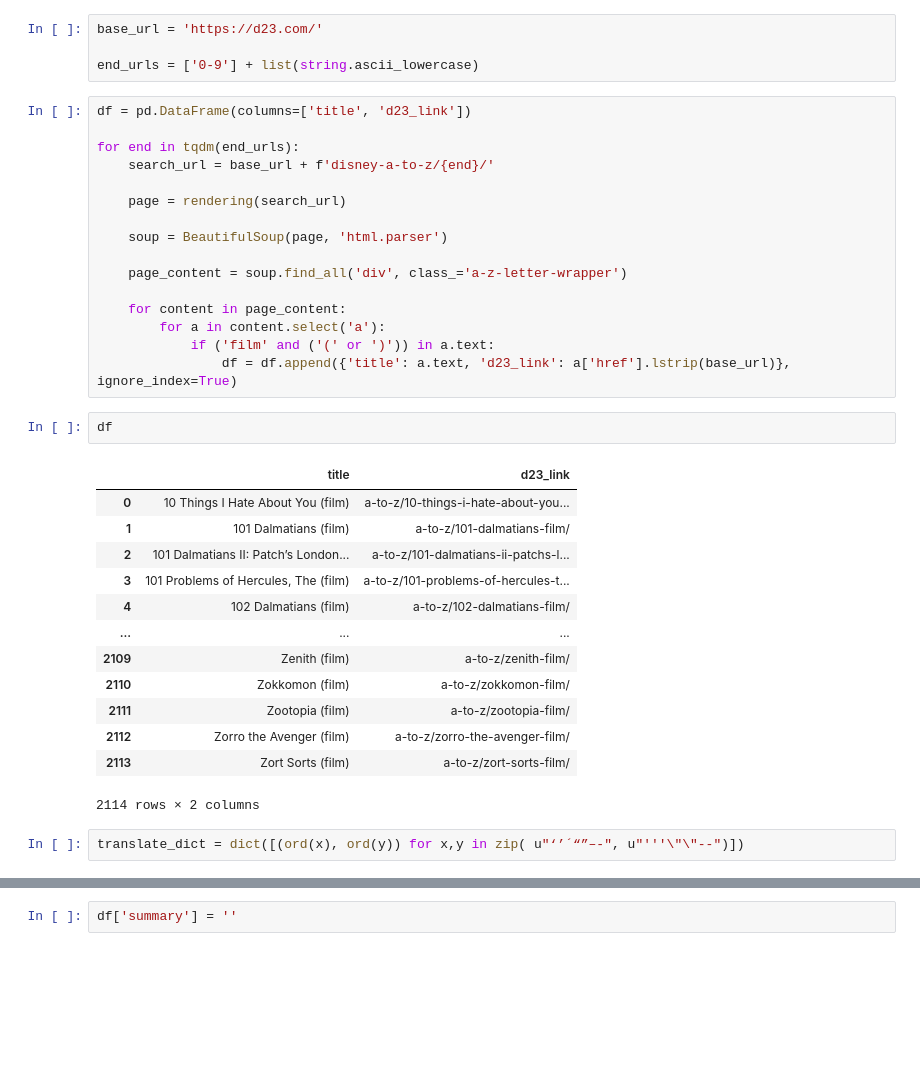
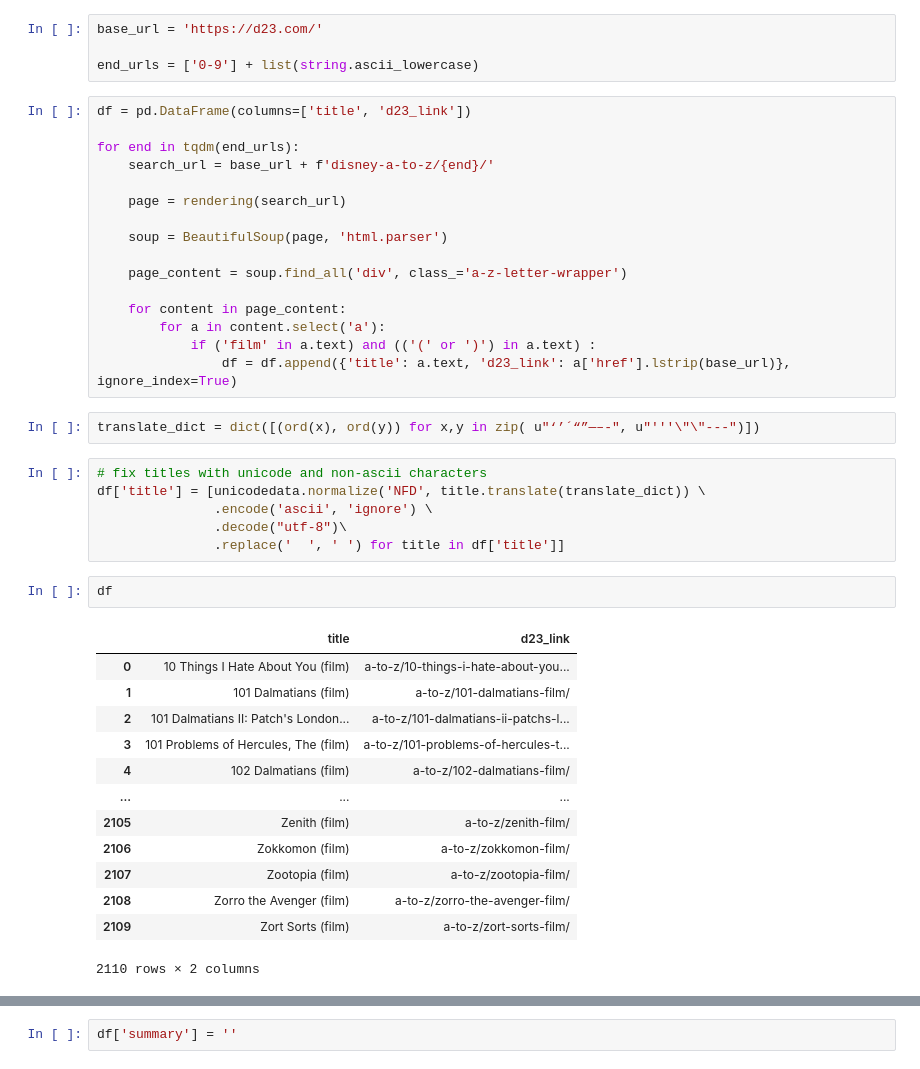
Before and after one commit to hmlewis-astro/disney_movie_nlp, a Jupyter notebook: scrape_d23.ipynb, the cells around one changed output, grey strips where cells are left out. Cells and saved outputs as stored; diff of their text form; blank space fills up the shorter version.

```diff
--- a/scrape_d23.ipynb
+++ b/scrape_d23.ipynb
@@ -35,26 +36,32 @@ for end in tqdm(end_urls):
 
     for content in page_content:
         for a in content.select('a'):
-            if ('film' and ('(' or ')')) in a.text:
+            if ('film' in a.text) and (('(' or ')') in a.text) :
                 df = df.append({'title': a.text, 'd23_link': a['href'].lstrip(base_url)}, ignore_index=True)
-# %%
-df
-# %% [output]
-|  | title | d23_link |
-| 0 | 10 Things I Hate About You (film) | a-to-z/10-things-i-hate-about-you... |
-| 1 | 101 Dalmatians (film) | a-to-z/101-dalmatians-film/ |
-| 2 | 101 Dalmatians II: Patch’s London... | a-to-z/101-dalmatians-ii-patchs-l... |
-| 3 | 101 Problems of Hercules, The (film) | a-to-z/101-problems-of-hercules-t... |
-| 4 | 102 Dalmatians (film) | a-to-z/102-dalmatians-film/ |
-| ... | ... | ... |
-| 2109 | Zenith (film) | a-to-z/zenith-film/ |
-| 2110 | Zokkomon (film) | a-to-z/zokkomon-film/ |
-| 2111 | Zootopia (film) | a-to-z/zootopia-film/ |
-| 2112 | Zorro the Avenger (film) | a-to-z/zorro-the-avenger-film/ |
-| 2113 | Zort Sorts (film) | a-to-z/zort-sorts-film/ |
-2114 rows × 2 columns
+# %%
+translate_dict = dict([(ord(x), ord(y)) for x,y in zip( u"‘’´“”—–-", u"'''\"\"---")])
+# %%
+# fix titles with unicode and non-ascii characters
+df['title'] = [unicodedata.normalize('NFD', title.translate(translate_dict)) \
+               .encode('ascii', 'ignore') \
+               .decode("utf-8")\
+               .replace('  ', ' ') for title in df['title']]
 # %%
-translate_dict = dict([(ord(x), ord(y)) for x,y in zip( u"‘’´“”–-", u"'''\"\"--")])
+df
+# %% [output]
+|  | title | d23_link |
+| 0 | 10 Things I Hate About You (film) | a-to-z/10-things-i-hate-about-you... |
+| 1 | 101 Dalmatians (film) | a-to-z/101-dalmatians-film/ |
+| 2 | 101 Dalmatians II: Patch's London... | a-to-z/101-dalmatians-ii-patchs-l... |
+| 3 | 101 Problems of Hercules, The (film) | a-to-z/101-problems-of-hercules-t... |
+| 4 | 102 Dalmatians (film) | a-to-z/102-dalmatians-film/ |
+| ... | ... | ... |
+| 2105 | Zenith (film) | a-to-z/zenith-film/ |
+| 2106 | Zokkomon (film) | a-to-z/zokkomon-film/ |
+| 2107 | Zootopia (film) | a-to-z/zootopia-film/ |
+| 2108 | Zorro the Avenger (film) | a-to-z/zorro-the-avenger-film/ |
+| 2109 | Zort Sorts (film) | a-to-z/zort-sorts-film/ |
+2110 rows × 2 columns
 # %%
 def get_d23(i, row):
 
```
Also changed, not shown: parts of 42 cells of this notebook, 2 other files.
